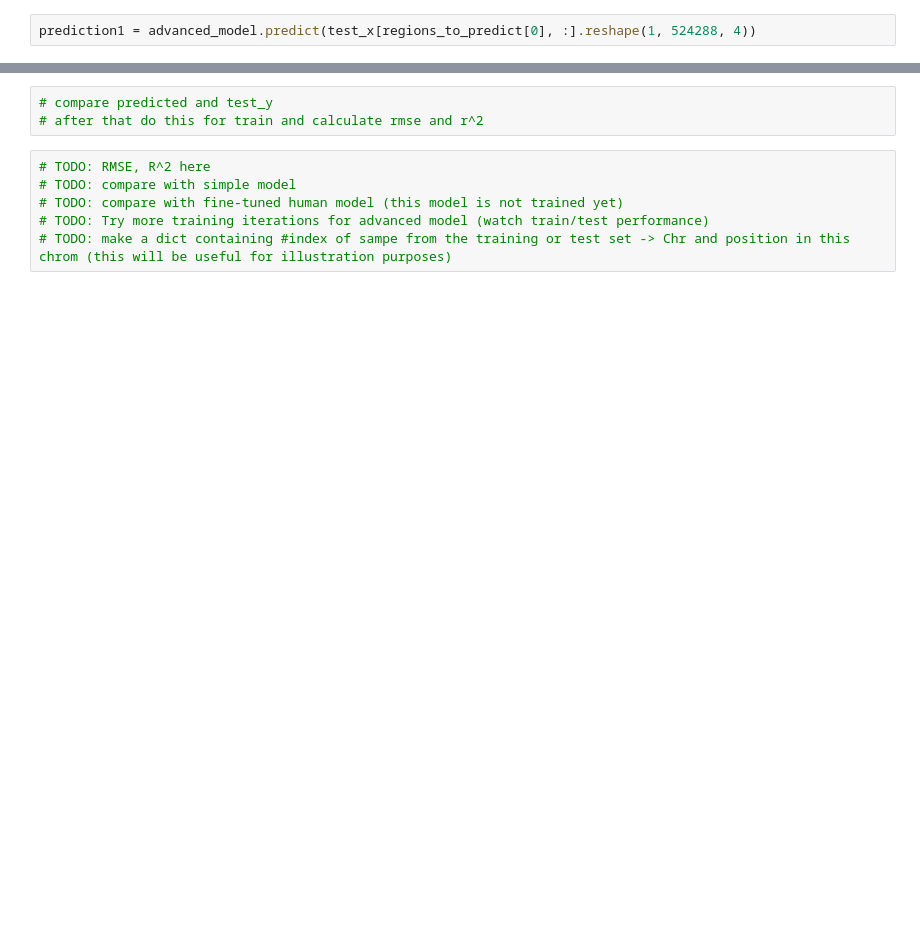
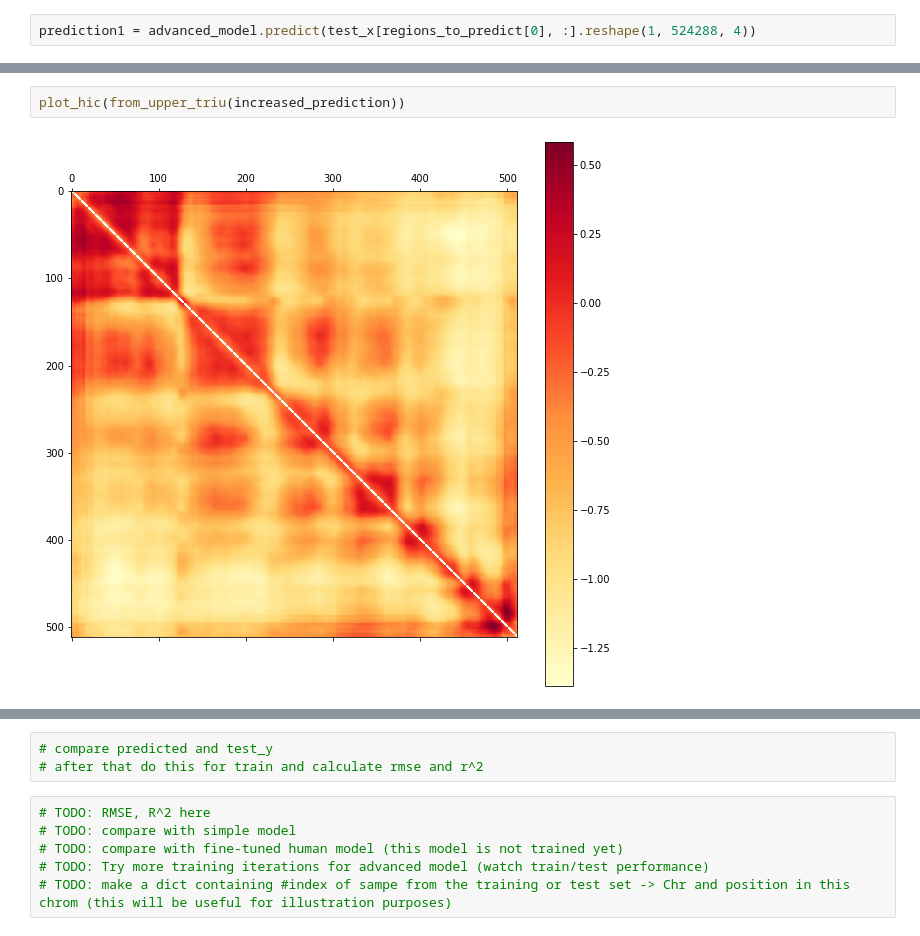
Before and after one commit to NeilAlishev/HiCPredictor, a Jupyter notebook: PredictionResults.ipynb, the cells around one changed output, grey strips where cells are left out. Saved outputs shown, nothing was run; the diff lists cells and outputs as text; blank space fills up the shorter version.

```diff
--- a/PredictionResults.ipynb
+++ b/PredictionResults.ipynb
@@ -83,0 +153,4 @@ plot_hic(from_upper_triu(test_y[regions_to_predict[0], :].reshape(1, 130305, 1))
+# %%
+plot_hic(from_upper_triu(increased_prediction))
+# %% [output]
+[figure, added]
```
Also changed, not shown: parts of 27 cells of this notebook, 2 other files.
